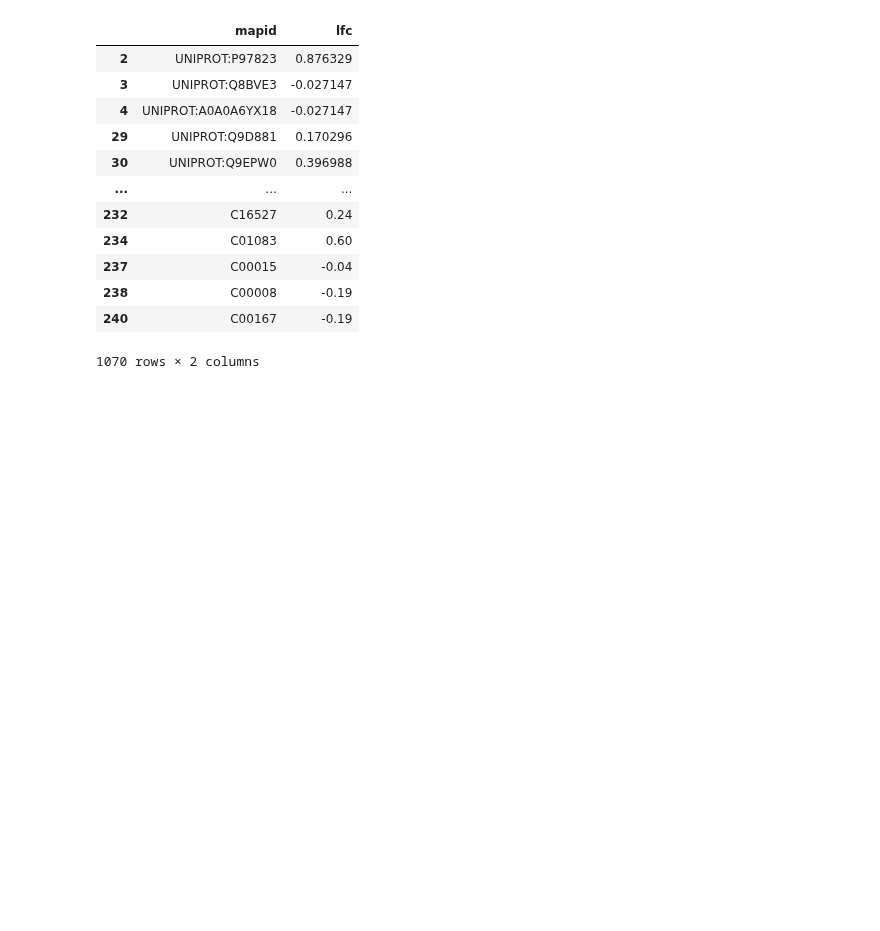
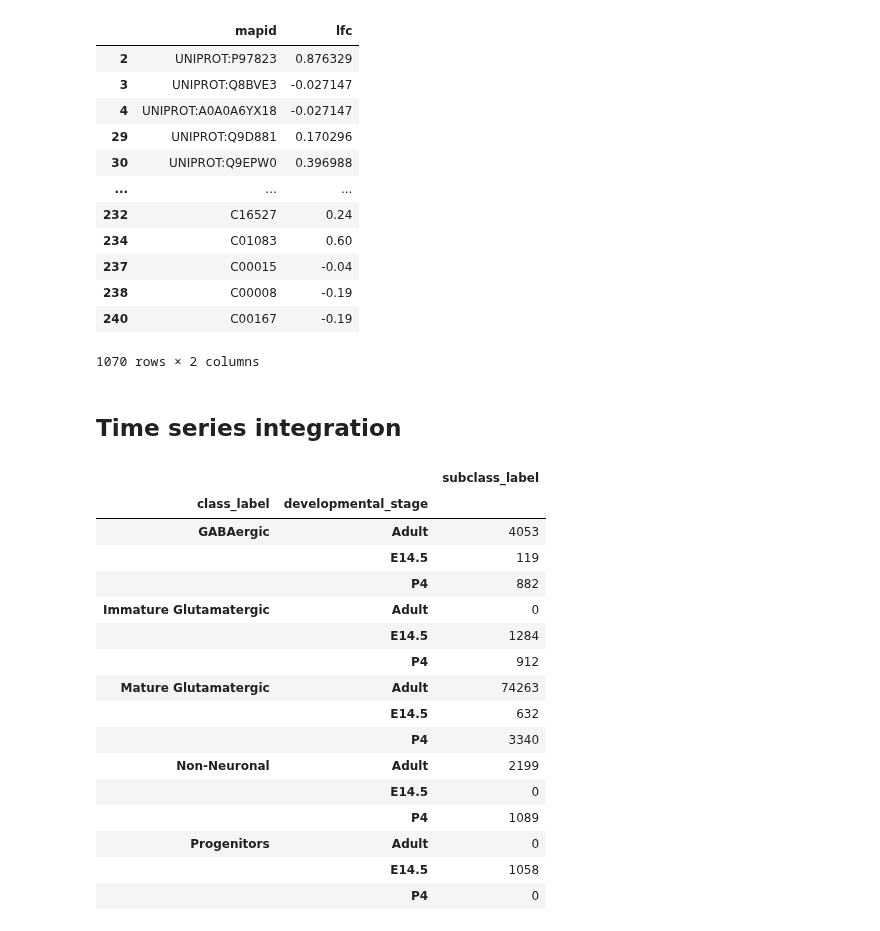
Before and after one commit to menchelab/novarinocollab, a Jupyter notebook: notebooks/metabo_analysis.ipynb, the cells around one changed output. Saved outputs shown, nothing was run; the diff lists cells and outputs as text; code cells hidden in the pictures; blank space fills up the shorter version.

Commit message:
integrate timeseries data with metabolomics

```diff
--- a/notebooks/metabo_analysis.ipynb
+++ b/notebooks/metabo_analysis.ipynb
@@ -1487,3 +1487,29 @@ for key, selection in selections.items():
         header = False,
         index = False
     )
+# %% [markdown]
+## Time series integration
+# %%
+import scanpy as sc
+adata = sc.read_h5ad(
+    '../data/mouse_brain_development.h5ad'
+)
+adata.obs.groupby(['class_label', 'developmental_stage']).count()
+# %% [output]
+|  |  | subclass_label |
+| class_label | developmental_stage |  |
+| GABAergic | Adult | 4053 |
+|  | E14.5 | 119 |
+|  | P4 | 882 |
+| Immature Glutamatergic | Adult | 0 |
+|  | E14.5 | 1284 |
+|  | P4 | 912 |
+| Mature Glutamatergic | Adult | 74263 |
+|  | E14.5 | 632 |
+|  | P4 | 3340 |
+| Non-Neuronal | Adult | 2199 |
+|  | E14.5 | 0 |
+|  | P4 | 1089 |
+| Progenitors | Adult | 0 |
+|  | E14.5 | 1058 |
+|  | P4 | 0 |
```
Also changed, not shown: parts of 12 cells of this notebook, 8 other files.
